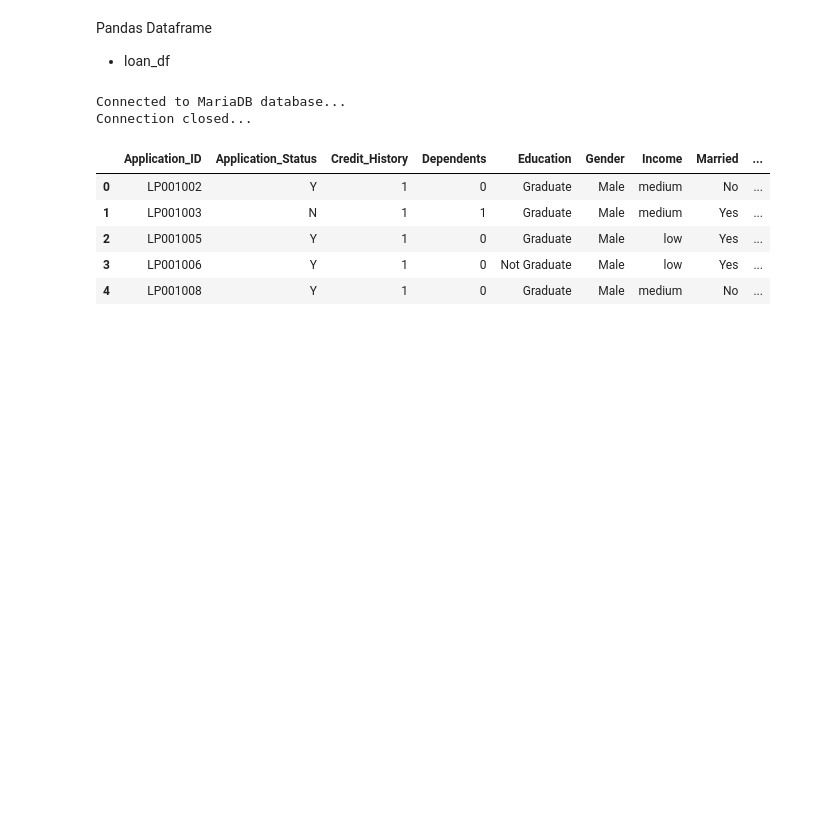
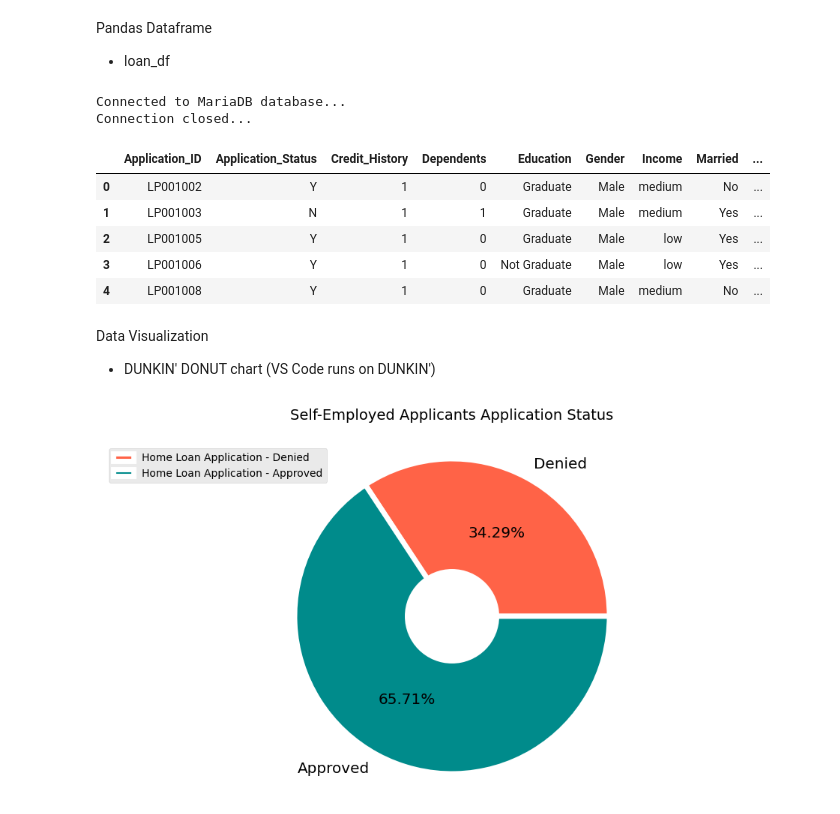
Before and after one commit to jonlam1989/Capstone, a Jupyter notebook: loan_data_visualization.ipynb, the cells around one changed output. Cells and saved outputs as stored; diff of their text form; code cells hidden in the pictures; blank space fills up the shorter version.

Commit message:
added donut chart: self-employed applicants application status

```diff
--- a/loan_data_visualization.ipynb
+++ b/loan_data_visualization.ipynb
@@ -73,3 +73,41 @@ Connection closed...
 | 2 | LP001005 | Y | 1 | 0 | Graduate | Male | low | Yes | ... |
 | 3 | LP001006 | Y | 1 | 0 | Not Graduate | Male | low | Yes | ... |
 | 4 | LP001008 | Y | 1 | 0 | Graduate | Male | medium | No | ... |
+# %% [markdown]
+Data Visualization
+- DUNKIN' DONUT chart (VS Code runs on DUNKIN')
+# %%
+# Find and plot the percentage of applications approved for self-employed applicants.
+
+# filter for only self_employed applicants
+self_employed = loan_df['Self_Employed'] == 'Yes'
+self_employed_df = loan_df[self_employed]
+
+# convert categorical data -> numerical data
+application_status_df = pd.get_dummies(self_employed_df['Application_Status'])                              # convert 1 column -> 2 columns
+application_status_df.columns = ['Denied', 'Approved']                                                      # rename the columns
+application_status_df = application_status_df.sum()                                                         # get sum for each category
+#-----------------------------------------------------------------------------
+# donut chart
+application_status_df.plot(kind='pie',
+                           autopct='%.2f%%',
+                           colors=['tomato', 'darkcyan'],
+                           wedgeprops={'linewidth': 5, 'linestyle': 'solid', 'edgecolor':'white'},
+                           textprops={'size': 'x-large'},
+                           figsize=(12, 6))
+#-----------------------------------------------------------------------------
+# create center circle - https://www.geeksforgeeks.org/donut-chart-using-matplotlib-in-python/
+center_circle = plt.Circle(xy=(0, 0),                                                                       # set the location
+                           radius=0.3,                                                                      # set the size
+                           facecolor='white')                                                               # set the color
+fig = plt.gcf()                                                                                             # get current figure
+
+# adding center circle to pie chart
+fig.gca().add_artist(center_circle)                                                                         # get current axes to add circle
+#-----------------------------------------------------------------------------
+plt.axis('equal')                                                                                           # aesthetics
+plt.title('Self-Employed Applicants Application Status', fontsize=14, y=1.05)                               # move the title up
+plt.legend(['Home Loan Application - Denied', 'Home Loan Application - Approved'], loc='upper left')        # customize legend labels
+plt.show()
+# %% [output]
+[figure, added]
```
